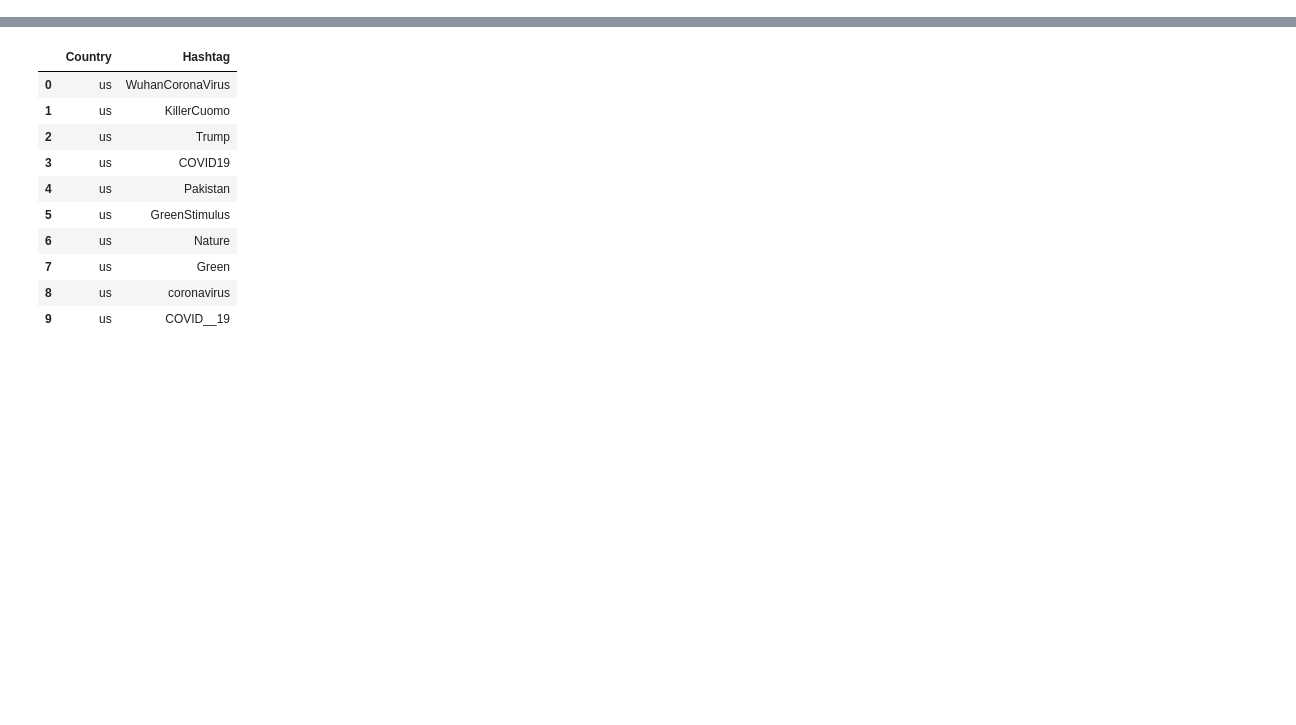
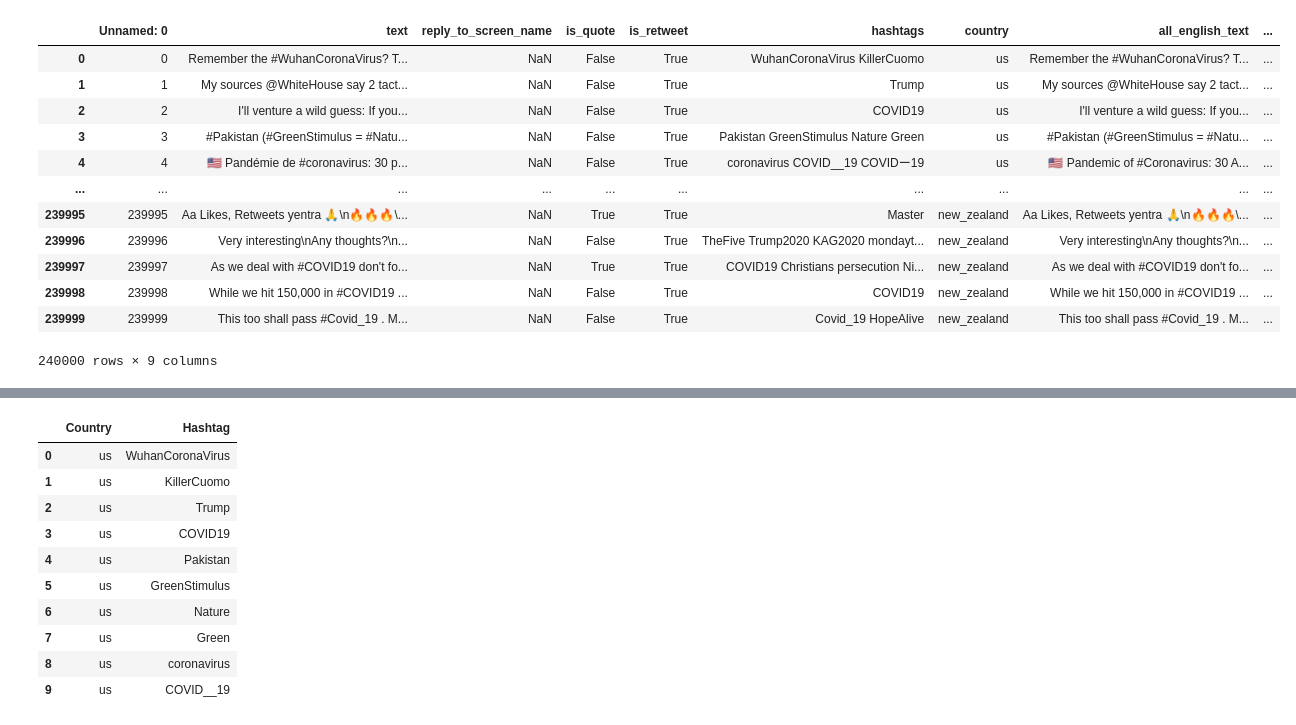
Before and after one commit to mnovovil/CountryClassificationOfCovidTweetsNLP, a Jupyter notebook: code.ipynb, the cells around one changed output, grey strips where cells are left out. Saved outputs shown, nothing was run; the diff lists cells and outputs as text; code cells hidden in the pictures; blank space fills up the shorter version.

```diff
--- a/code.ipynb
+++ b/code.ipynb
@@ -18,2 +20,17 @@ rand.seed(0)
 # %%
-training_df = pd.read_csv("C:\\Users\\Thomas\\Desktop\\training_data.csv")
+training_df = pd.read_csv("/home/tdurkin/Desktop/training_data_new.csv")
+training_df
+# %% [output]
+|  | Unnamed: 0 | text | reply_to_screen_name | is_quote | is_retweet | hashtags | country | all_english_text | ... |
+| 0 | 0 | Remember the #WuhanCoronaVirus? T... | NaN | False | True | WuhanCoronaVirus KillerCuomo | us | Remember the #WuhanCoronaVirus? T... | ... |
+| 1 | 1 | My sources @WhiteHouse say 2 tact... | NaN | False | True | Trump | us | My sources @WhiteHouse say 2 tact... | ... |
+| 2 | 2 | I'll venture a wild guess: If you... | NaN | False | True | COVID19 | us | I'll venture a wild guess: If you... | ... |
+| 3 | 3 | #Pakistan (#GreenStimulus = #Natu... | NaN | False | True | Pakistan GreenStimulus Nature Green | us | #Pakistan (#GreenStimulus = #Natu... | ... |
+| 4 | 4 | 🇺🇸 Pandémie de #coronavirus: 30 p... | NaN | False | True | coronavirus COVID__19 COVIDー19 | us | 🇺🇸 Pandemic of #Coronavirus: 30 A... | ... |
+| ... | ... | ... | ... | ... | ... | ... | ... | ... | ... |
+| 239995 | 239995 | Aa Likes, Retweets yentra 🙏\n🔥🔥🔥\... | NaN | True | True | Mastеr | new_zealand | Aa Likes, Retweets yentra 🙏\n🔥🔥🔥\... | ... |
+| 239996 | 239996 | Very interesting\nAny thoughts?\n... | NaN | False | True | TheFive Trump2020 KAG2020 mondayt... | new_zealand | Very interesting\nAny thoughts?\n... | ... |
+| 239997 | 239997 | As we deal with #COVID19 don't fo... | NaN | True | True | COVID19 Christians persecution Ni... | new_zealand | As we deal with #COVID19 don't fo... | ... |
+| 239998 | 239998 | While we hit 150,000 in #COVID19 ... | NaN | False | True | COVID19 | new_zealand | While we hit 150,000 in #COVID19 ... | ... |
+| 239999 | 239999 | This too shall pass #Covid_19 . M... | NaN | False | True | Covid_19 HopeAlive | new_zealand | This too shall pass #Covid_19 . M... | ... |
+240000 rows × 9 columns
```
Also changed, not shown: parts of 18 cells of this notebook.
